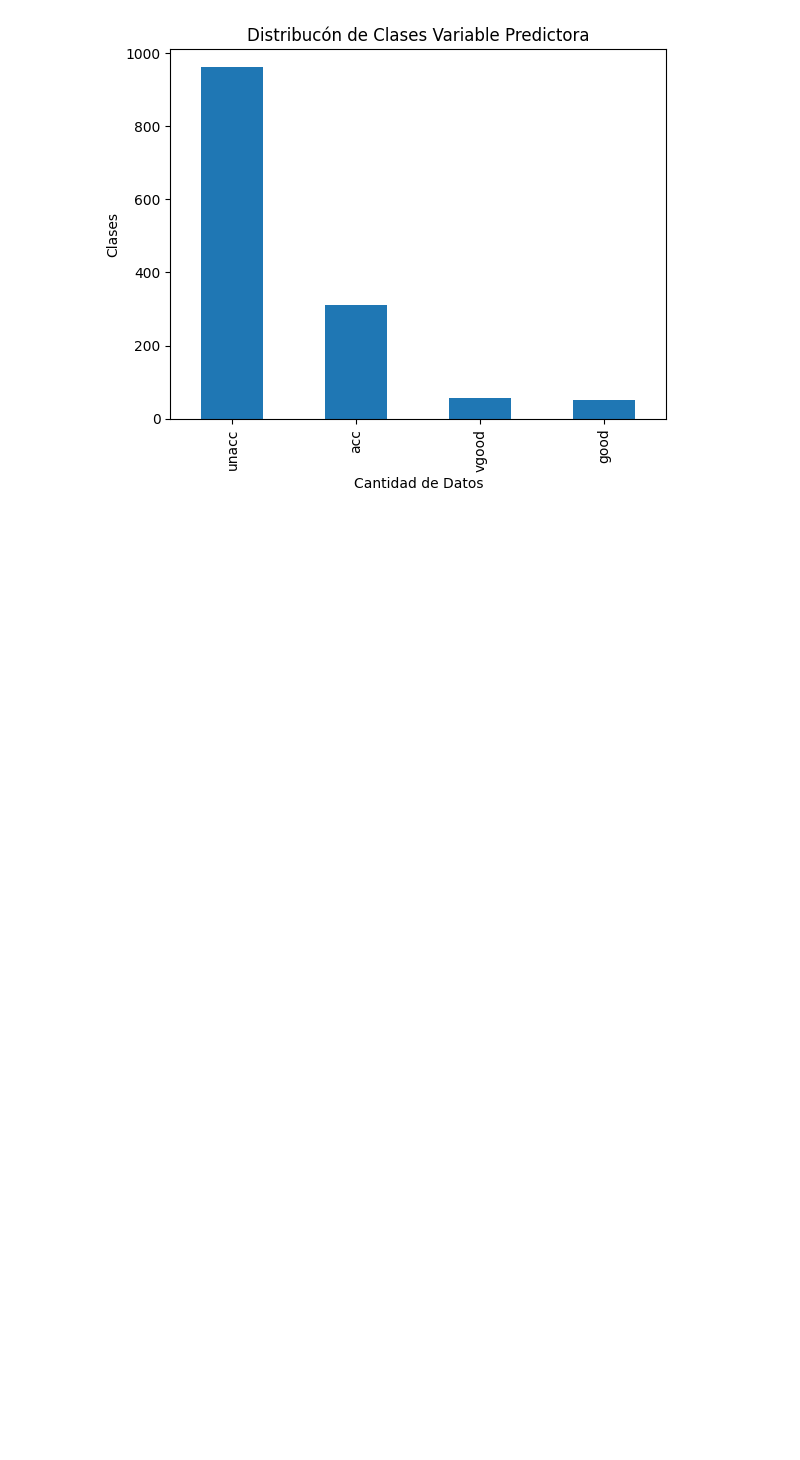
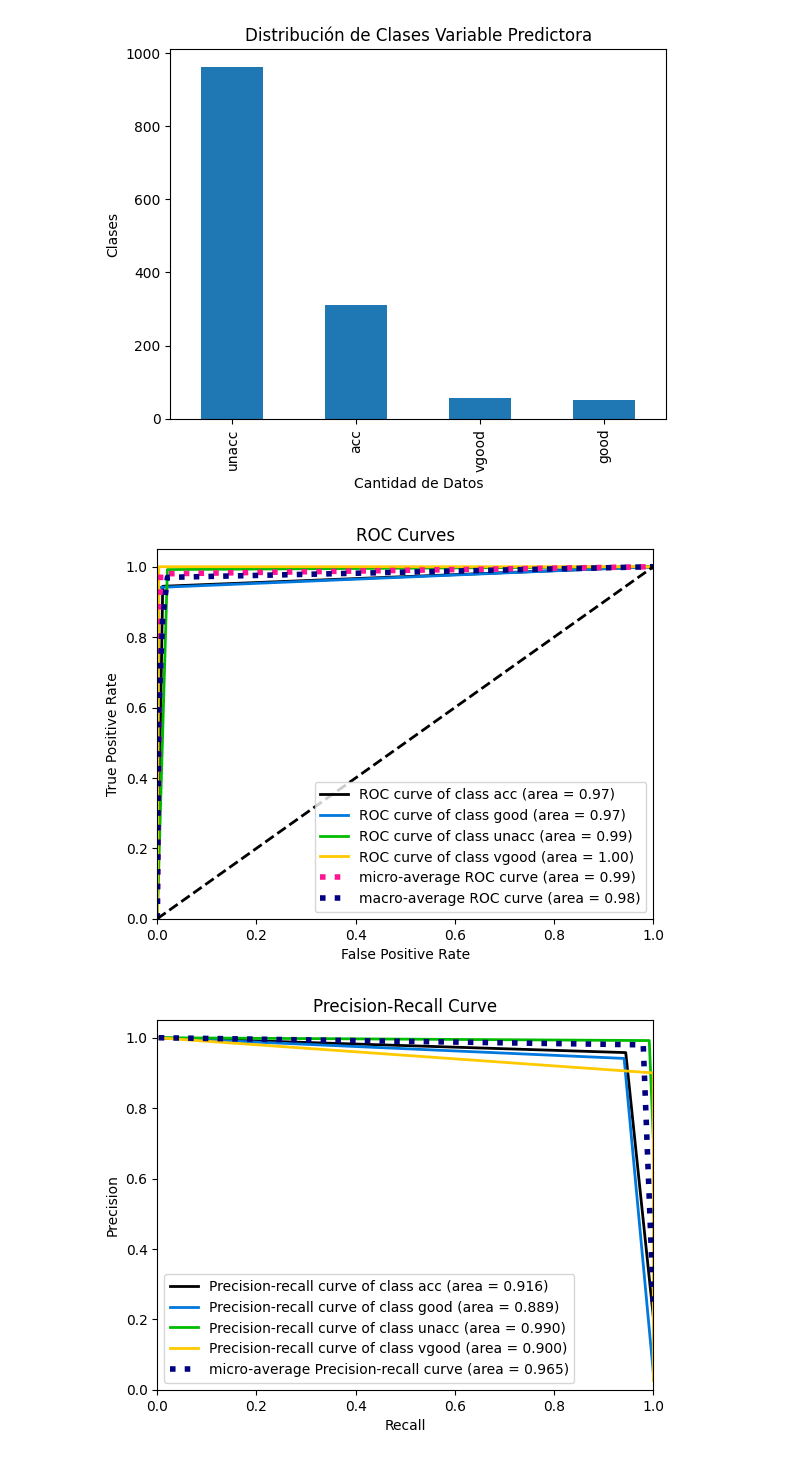
Before and after one commit to jaquimbayoc7/DocumentacionDiplomadoML, a Jupyter notebook: 4. Aprendizaje Supervisado Clasificación/ArbolDClas.ipynb, the cells around one changed output. Cells and saved outputs as stored; diff of their text form; code cells hidden in the pictures; blank space fills up the shorter version.

Commit message:
graficas modelo clasificacion

```diff
--- a/4. Aprendizaje Supervisado Clasificación/ArbolDClas.ipynb
+++ b/4. Aprendizaje Supervisado Clasificación/ArbolDClas.ipynb
@@ -234,6 +240,22 @@ def grafDes(varytrain, nomx, nomy, titulo):
     plt.xlabel(nomx)
     plt.title(titulo)
     plt.show()
+
+##Función para graficar modelos en su precisión y recall
+def grafModelos(xtrain, ytrain, xtest, ytest):
+    modelo = DecisionTreeClassifier()
+
+    modelo.fit(xtrain, ytrain)
+
+    y_score= modelo.predict_proba(xtest)
+
+    y_pred = modelo.predict(xtest)
+
+    plot_roc(ytest, y_score)
+    plt.show()
+
+    plot_precision_recall(ytest, y_score)
+    plt.show()
 # %% [markdown]
 ### Paso 1: Importación
 # %%
@@ -322,2 +344,9 @@ grafDes(y_train, 'Cantidad de Datos','Clases','Distribucón de Clases Variable P
 # %% [output]
 [figure]
+# %%
+###Revisión de precisión y recall de las clases sin balancear
+
+grafModelos(X_train, y_train, X_test, y_test)
+# %% [output]
+[figure, added]
+[figure, added]
```
Also changed, not shown: parts of 2 cells of this notebook.
